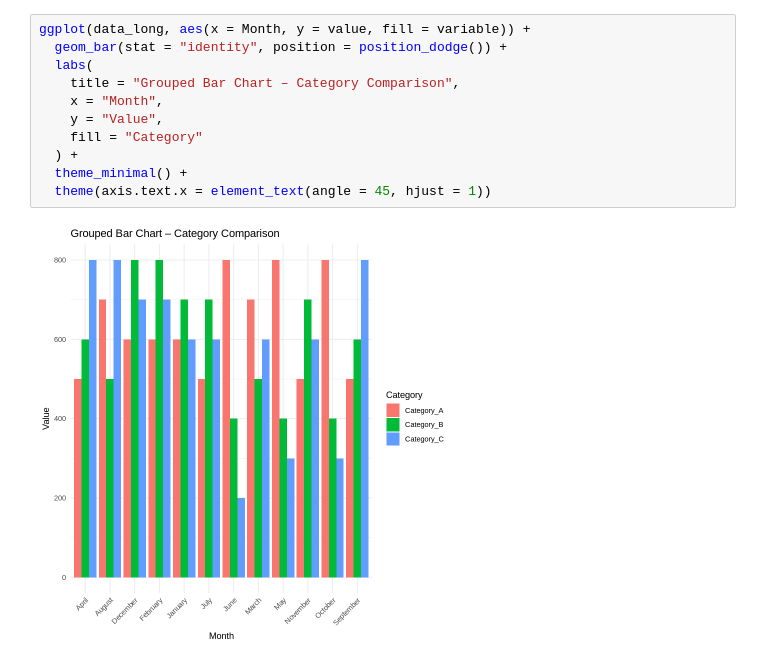
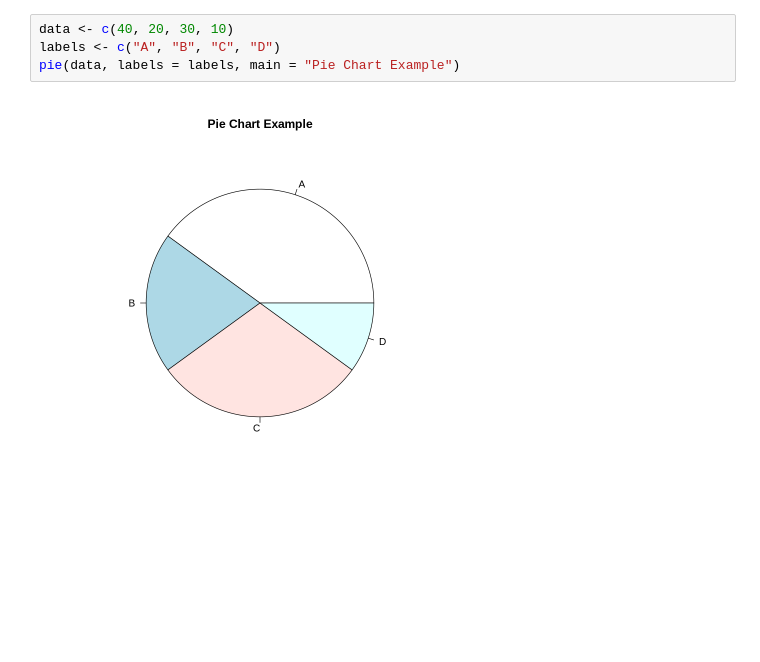
Before and after one commit to sreeruthin/DSA06-DATA-HANDLING-AND-VISUALISATION, a Jupyter notebook: Copy_of_Welcome_To_Colab.ipynb, the cells around one changed output. Drawn from its saved outputs; the diff is of its cells as text; blank space fills up the shorter version.

```diff
--- a/Copy_of_Welcome_To_Colab.ipynb
+++ b/Copy_of_Welcome_To_Colab.ipynb
@@ -41,13 +3,6 @@ ggplot(data_long, aes(x = Month, y = value, fill = variable)) +
-# %%
-ggplot(data_long, aes(x = Month, y = value, fill = variable)) +
-  geom_bar(stat = "identity", position = position_dodge()) +
-  labs(
-    title = "Grouped Bar Chart – Category Comparison",
-    x = "Month",
-    y = "Value",
-    fill = "Category"
-  ) +
-  theme_minimal() +
-  theme(axis.text.x = element_text(angle = 45, hjust = 1))
-# %% [output]
-[figure, removed]
+# %%
+data <- c(40, 20, 30, 10)
+labels <- c("A", "B", "C", "D")
+pie(data, labels = labels, main = "Pie Chart Example")
+# %% [output]
+[figure, added]
```
Also changed, not shown: parts of 6 cells of this notebook.
